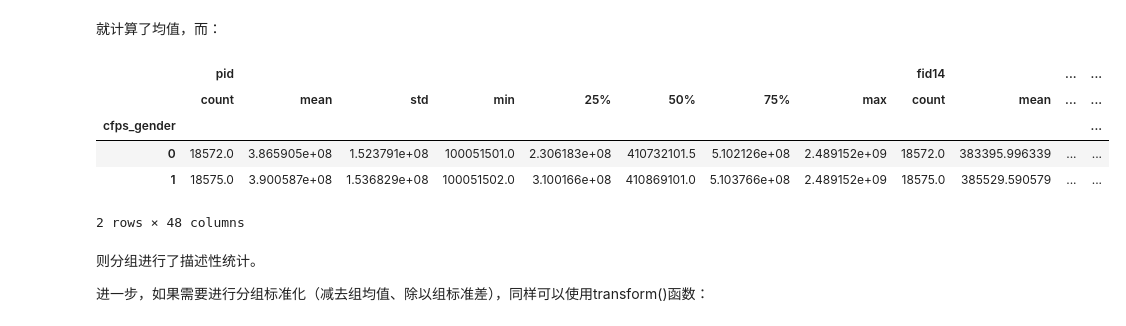
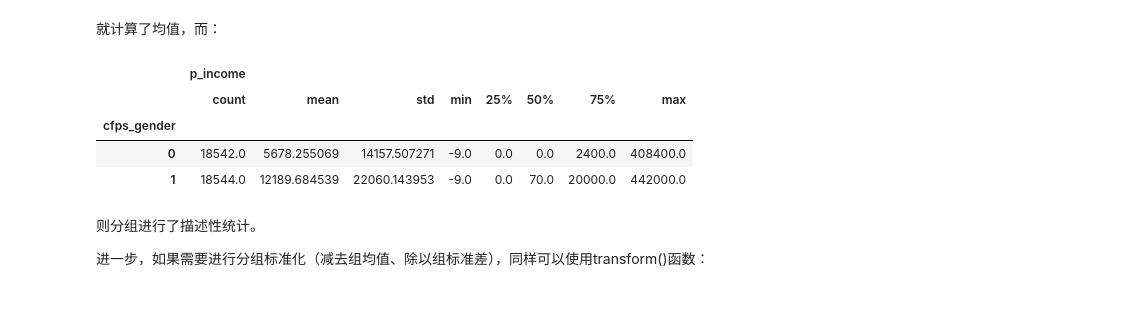
Before and after one commit to sijichun/PythonTutor, a Jupyter notebook: T7_pandas.ipynb, the cells around one changed output. Drawn from its saved outputs; the diff is of its cells as text; code cells hidden in the pictures.

Commit message:
small changes of describe

```diff
--- a/T7_pandas.ipynb
+++ b/T7_pandas.ipynb
@@ -1764,14 +1762,13 @@ subdata.groupby('cfps_gender').mean()
 # %% [markdown]
 就计算了均值，而：
 # %%
-subdata.groupby('cfps_gender').describe()
+subdata[['p_income','cfps_gender']].groupby('cfps_gender').describe()
 # %% [output]
-|  | pid |  |  |  |  |  |  |  | fid14 |  | ... | ... |
-|  | count | mean | std | min | 25% | 50% | 75% | max | count | mean | ... | ... |
-| cfps_gender |  |  |  |  |  |  |  |  |  |  |  | ... |
-| 0 | 18572.0 | 3.865905e+08 | 1.523791e+08 | 100051501.0 | 2.306183e+08 | 410732101.5 | 5.102126e+08 | 2.489152e+09 | 18572.0 | 383395.996339 | ... | ... |
-| 1 | 18575.0 | 3.900587e+08 | 1.536829e+08 | 100051502.0 | 3.100166e+08 | 410869101.0 | 5.103766e+08 | 2.489152e+09 | 18575.0 | 385529.590579 | ... | ... |
+|  | p_income |  |  |  |  |  |  |  |
+|  | count | mean | std | min | 25% | 50% | 75% | max |
+| cfps_gender |  |  |  |  |  |  |  |  |
+| 0 | 18542.0 | 5678.255069 | 14157.507271 | -9.0 | 0.0 | 0.0 | 2400.0 | 408400.0 |
+| 1 | 18544.0 | 12189.684539 | 22060.143953 | -9.0 | 0.0 | 70.0 | 20000.0 | 442000.0 |
-2 rows × 48 columns
 # %% [markdown]
 则分组进行了描述性统计。
 
```
Also changed, not shown: parts of 5 cells of this notebook.
